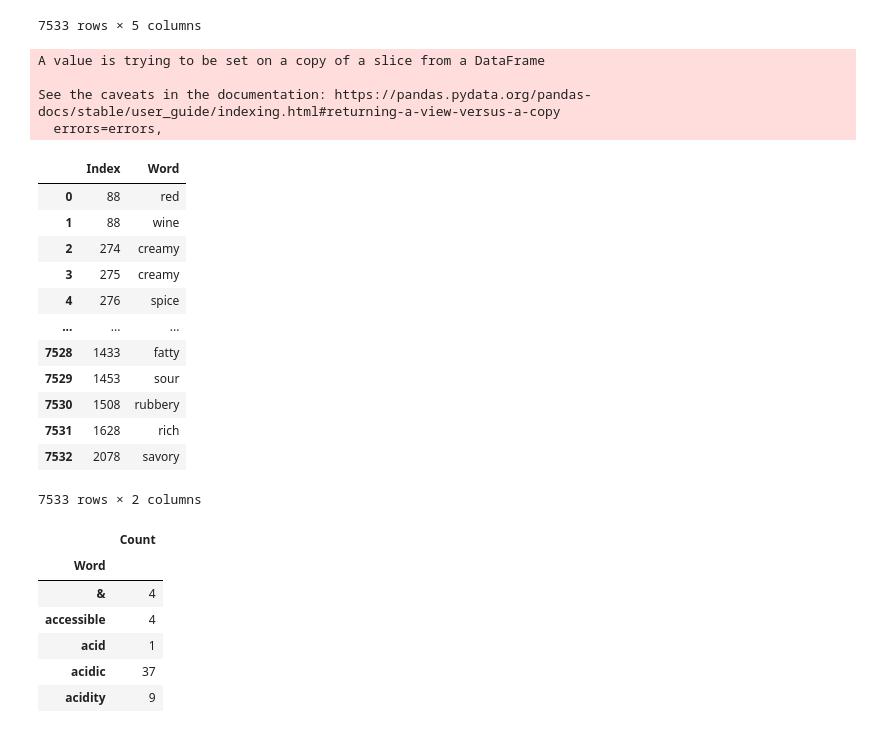
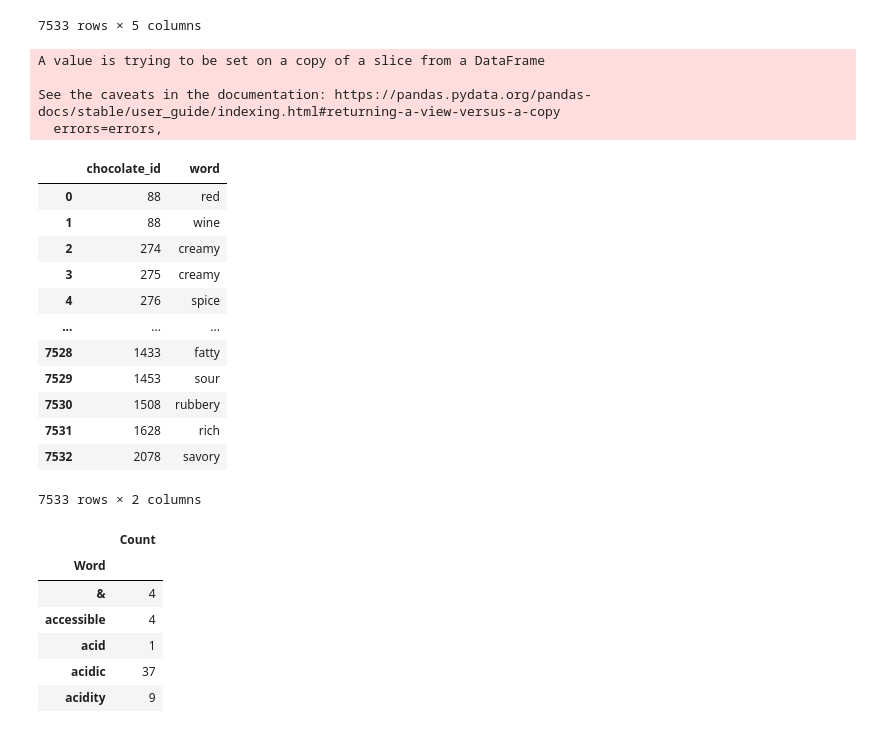
Before and after one commit to ambermiddendorf/chocolate_lovers, a Jupyter notebook: word_files/Tastes-Rounded.ipynb, the cells around one changed output. Cells and saved outputs as stored; diff of their text form; code cells hidden in the pictures.

```diff
--- a/word_files/Tastes-Rounded.ipynb
+++ b/word_files/Tastes-Rounded.ipynb
@@ -182,14 +177,14 @@ merged
 7533 rows × 5 columns
 # %%
 words_df = merged[['Index','final']]
-words_df.rename(columns={'final':'Word'}, inplace = True)
+words_df.rename(columns={'Index':'chocolate_id','final':'word'}, inplace = True)
 words_df
 # %% [output]
 A value is trying to be set on a copy of a slice from a DataFrame
 
 See the caveats in the documentation: https://pandas.pydata.org/pandas-docs/stable/user_guide/indexing.html#returning-a-view-versus-a-copy
   errors=errors,
-|  | Index | Word |
+|  | chocolate_id | word |
 | 0 | 88 | red |
 | 1 | 88 | wine |
 | 2 | 274 | creamy |
```
Also changed, not shown: parts of 9 cells of this notebook, 6 other files.
